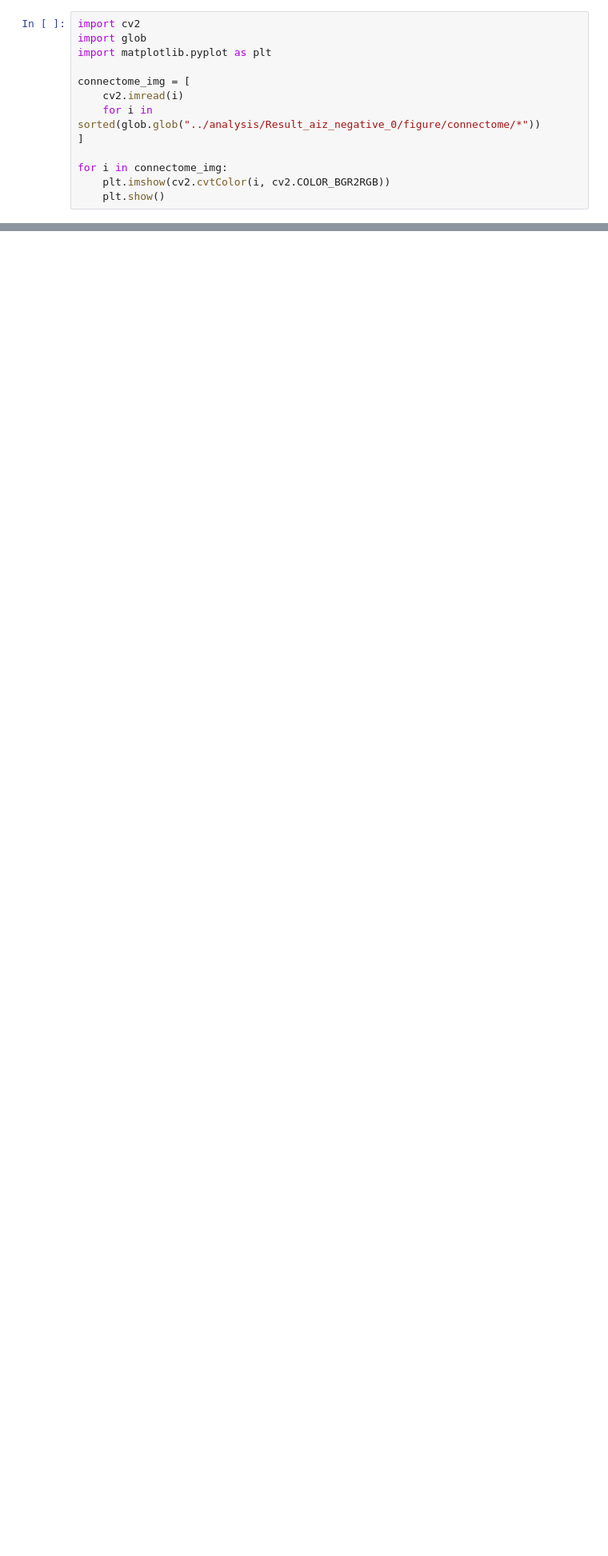
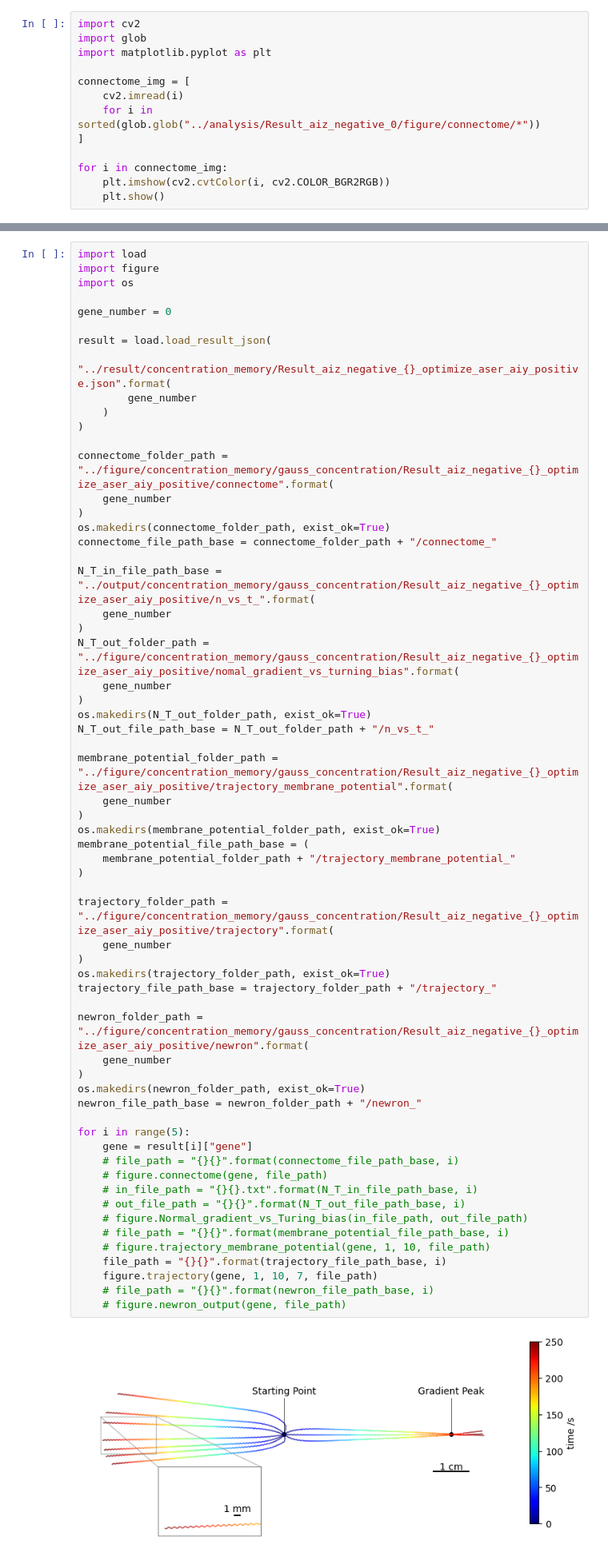
Before and after one commit to 118-Oganesson/C_elegans, a Jupyter notebook: python/main.ipynb, the cells around one changed output, grey strips where cells are left out. Shown at 80% size. Cells and saved outputs as stored; diff of their text form; blank space fills up the shorter version.

```diff
--- a/python/main.ipynb
+++ b/python/main.ipynb
@@ -89,0 +98,63 @@ for i in range(11):
+# %%
+import load
+import figure
+import os
+
+gene_number = 0
+
+result = load.load_result_json(
+    "../result/concentration_memory/Result_aiz_negative_{}_optimize_aser_aiy_positive.json".format(
+        gene_number
+    )
+)
+
+connectome_folder_path = "../figure/concentration_memory/gauss_concentration/Result_aiz_negative_{}_optimize_aser_aiy_positive/connectome".format(
+    gene_number
+)
+os.makedirs(connectome_folder_path, exist_ok=True)
+connectome_file_path_base = connectome_folder_path + "/connectome_"
+
+N_T_in_file_path_base = "../output/concentration_memory/gauss_concentration/Result_aiz_negative_{}_optimize_aser_aiy_positive/n_vs_t_".format(
+    gene_number
+)
+N_T_out_folder_path = "../figure/concentration_memory/gauss_concentration/Result_aiz_negative_{}_optimize_aser_aiy_positive/nomal_gradient_vs_turning_bias".format(
+    gene_number
+)
+os.makedirs(N_T_out_folder_path, exist_ok=True)
+N_T_out_file_path_base = N_T_out_folder_path + "/n_vs_t_"
+
+membrane_potential_folder_path = "../figure/concentration_memory/gauss_concentration/Result_aiz_negative_{}_optimize_aser_aiy_positive/trajectory_membrane_potential".format(
+    gene_number
+)
+os.makedirs(membrane_potential_folder_path, exist_ok=True)
+membrane_potential_file_path_base = (
+    membrane_potential_folder_path + "/trajectory_membrane_potential_"
+)
+
+trajectory_folder_path = "../figure/concentration_memory/gauss_concentration/Result_aiz_negative_{}_optimize_aser_aiy_positive/trajectory".format(
+    gene_number
+)
+os.makedirs(trajectory_folder_path, exist_ok=True)
+trajectory_file_path_base = trajectory_folder_path + "/trajectory_"
+
+newron_folder_path = "../figure/concentration_memory/gauss_concentration/Result_aiz_negative_{}_optimize_aser_aiy_positive/newron".format(
+    gene_number
+)
+os.makedirs(newron_folder_path, exist_ok=True)
+newron_file_path_base = newron_folder_path + "/newron_"
+
+for i in range(5):
+    gene = result[i]["gene"]
+    # file_path = "{}{}".format(connectome_file_path_base, i)
+    # figure.connectome(gene, file_path)
+    # in_file_path = "{}{}.txt".format(N_T_in_file_path_base, i)
+    # out_file_path = "{}{}".format(N_T_out_file_path_base, i)
+    # figure.Normal_gradient_vs_Turing_bias(in_file_path, out_file_path)
+    # file_path = "{}{}".format(membrane_potential_file_path_base, i)
+    # figure.trajectory_membrane_potential(gene, 1, 10, file_path)
+    file_path = "{}{}".format(trajectory_file_path_base, i)
+    figure.trajectory(gene, 1, 10, 7, file_path)
+    # file_path = "{}{}".format(newron_file_path_base, i)
+    # figure.newron_output(gene, file_path)
+# %% [output]
+[figure, added]
```
Also changed, not shown: parts of 5 cells of this notebook, 50 other files.
